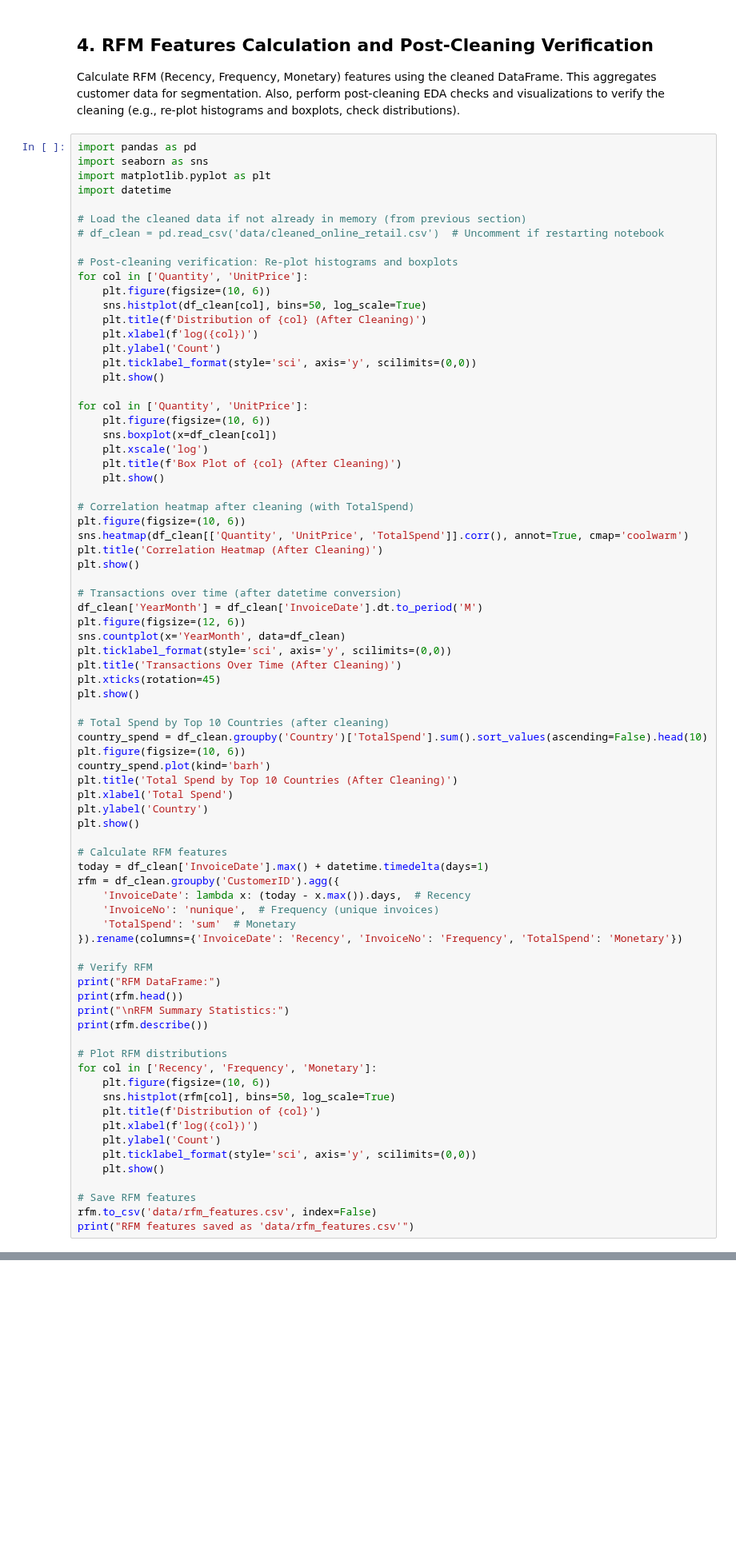
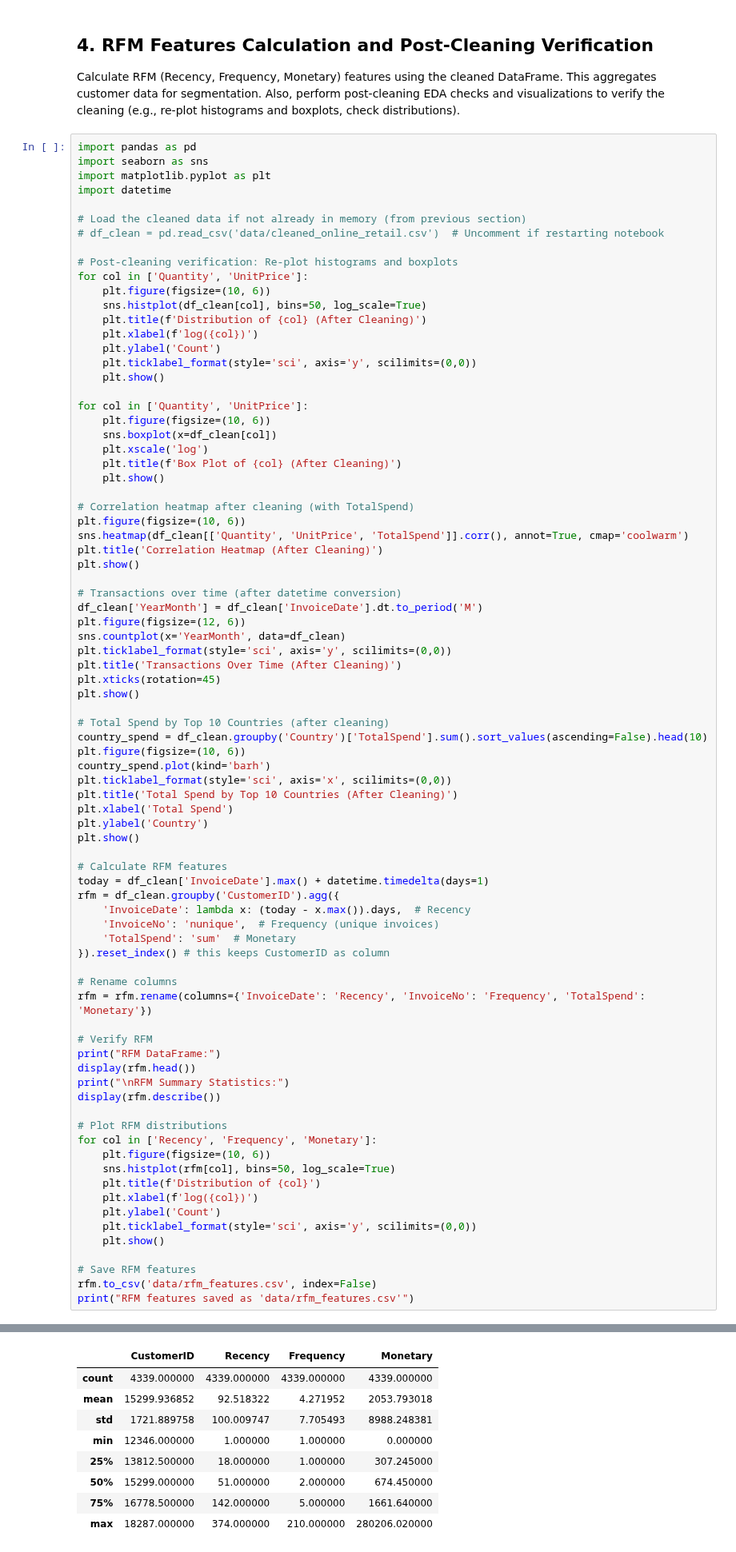
Before and after one commit to JerisonP/ecommerce-personalization-ml, a Jupyter notebook: exploratory_data_alaysis.ipynb, the cells around one changed output, grey strips where cells are left out. Shown at 80% size. Drawn from its saved outputs; the diff is of its cells as text; blank space fills up the shorter version.

```diff
--- a/exploratory_data_alaysis.ipynb
+++ b/exploratory_data_alaysis.ipynb
@@ -225,6 +234,7 @@ plt.show()
 country_spend = df_clean.groupby('Country')['TotalSpend'].sum().sort_values(ascending=False).head(10)
 plt.figure(figsize=(10, 6))
 country_spend.plot(kind='barh')
+plt.ticklabel_format(style='sci', axis='x', scilimits=(0,0))
 plt.title('Total Spend by Top 10 Countries (After Cleaning)')
 plt.xlabel('Total Spend')
 plt.ylabel('Country')
@@ -236,13 +246,16 @@ rfm = df_clean.groupby('CustomerID').agg({
     'InvoiceDate': lambda x: (today - x.max()).days,  # Recency
     'InvoiceNo': 'nunique',  # Frequency (unique invoices)
     'TotalSpend': 'sum'  # Monetary
-}).rename(columns={'InvoiceDate': 'Recency', 'InvoiceNo': 'Frequency', 'TotalSpend': 'Monetary'})
+}).reset_index() # this keeps CustomerID as column
+
+# Rename columns
+rfm = rfm.rename(columns={'InvoiceDate': 'Recency', 'InvoiceNo': 'Frequency', 'TotalSpend': 'Monetary'})
 
 # Verify RFM
 print("RFM DataFrame:")
-print(rfm.head())
+display(rfm.head())
 print("\nRFM Summary Statistics:")
-print(rfm.describe())
+display(rfm.describe())
 
 # Plot RFM distributions
 for col in ['Recency', 'Frequency', 'Monetary']:
@@ -287 +289,10 @@ max     374.000000   210.000000  280206.020000
+|  | CustomerID | Recency | Frequency | Monetary |
+| count | 4339.000000 | 4339.000000 | 4339.000000 | 4339.000000 |
+| mean | 15299.936852 | 92.518322 | 4.271952 | 2053.793018 |
+| std | 1721.889758 | 100.009747 | 7.705493 | 8988.248381 |
+| min | 12346.000000 | 1.000000 | 1.000000 | 0.000000 |
+| 25% | 13812.500000 | 18.000000 | 1.000000 | 307.245000 |
+| 50% | 15299.000000 | 51.000000 | 2.000000 | 674.450000 |
+| 75% | 16778.500000 | 142.000000 | 5.000000 | 1661.640000 |
+| max | 18287.000000 | 374.000000 | 210.000000 | 280206.020000 |
 [figure]
```
Also changed, not shown: parts of 9 cells of this notebook.
